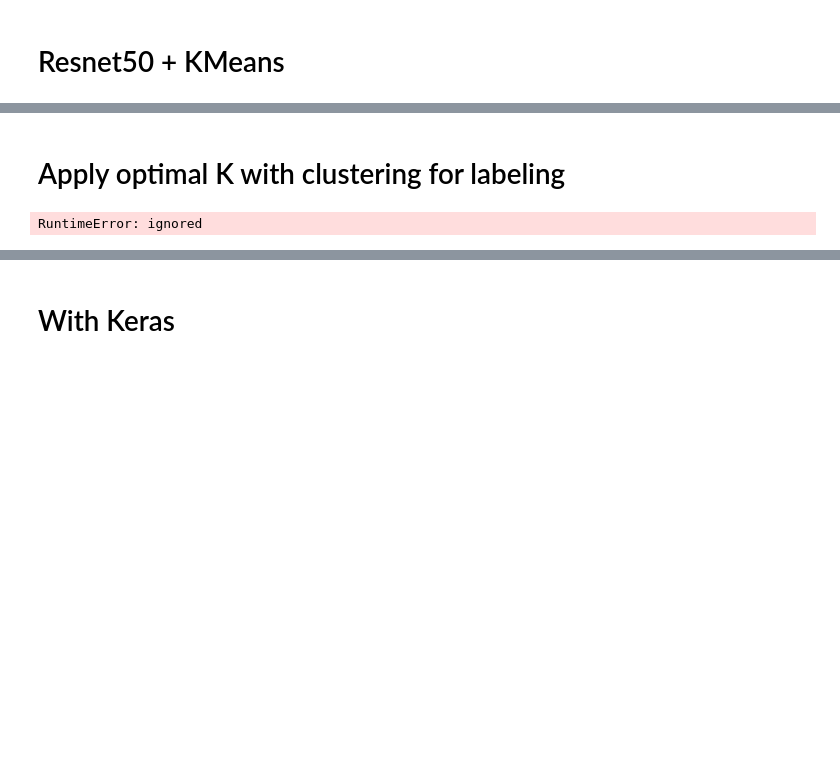
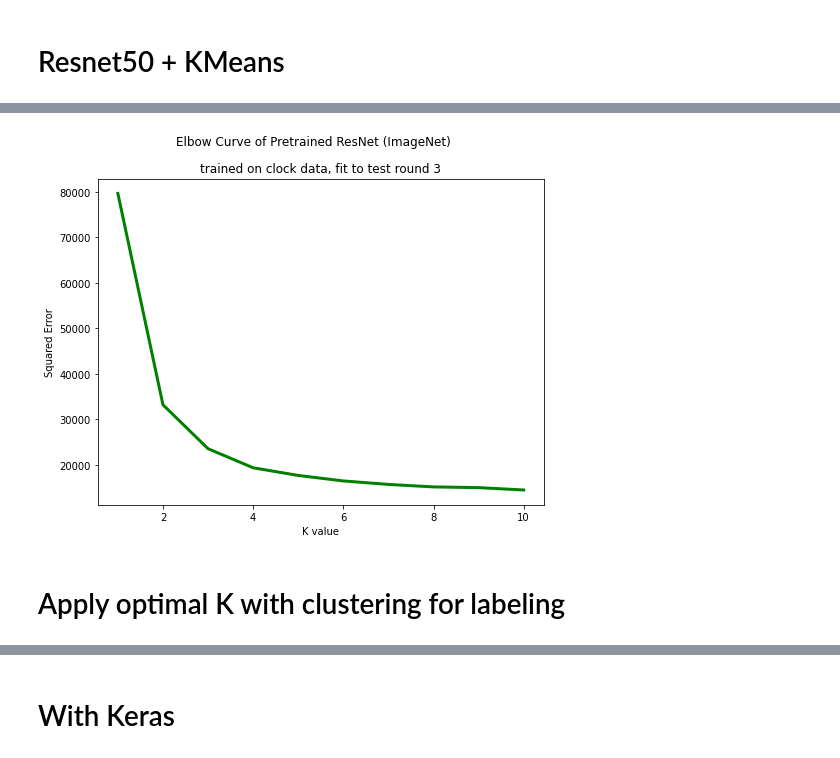
Before and after one commit to ian-byrne/MADSmilestone2, a Jupyter notebook: Transfer_Learning_Kmeans.ipynb, the cells around one changed output, grey strips where cells are left out. Drawn from its saved outputs; the diff is of its cells as text; code cells hidden in the pictures; blank space fills up the shorter version.

```diff
--- a/Transfer_Learning_Kmeans.ipynb
+++ b/Transfer_Learning_Kmeans.ipynb
@@ -494,3 +492,20 @@ plt.show() # clear the plot
+# %%
+# plot the cost against K values
+plt.figure(figsize = (8,6))
+plt.plot(range(1, 11), cost, color ='g', linewidth ='3')
+plt.title('trained on clock data, fit to test round 3')
+plt.suptitle('Elbow Curve of Pretrained ResNet (ImageNet)')
+#plt.title('Res trained on 50% dataset and fit to Round 7')
+plt.xlabel("K value")
+plt.ylabel("Squared Error")
+
+plt.savefig('/content/gdrive/MyDrive/Colab Notebooks/model_charts/{}'.format(elb_name))
+
+plt.show() # clear the plot
+# the point of the elbow is the
+# most optimal value for choosing k
+# %% [output]
+[figure, added]
 # %%
 """model_ft = models.resnet18(pretrained=True)
 ### strip the last layer
@@ -510,12 +525,10 @@ y_train = []
 # Pulling in data from round 3 to predict labels
 # Since we predicted optimal clusters with resnet50 trained on rounds 1, 5, 6, 7
 for x, lb in tqdm(train_loader):
-  #x_trainK.append(x)
-  #y_train.append(lb)
-  preds = model(x)
-  make_dot(preds.mean(), params=dict(model.named_parameters()), show_attrs=True, show_saved=True)
+  x_trainK.append(x)
+  y_train.append(lb)
+  #preds = model(x)
+  #make_dot(preds.mean(), params=dict(model.named_parameters()), show_attrs=True, show_saved=True)
-# %% [output]
-RuntimeError: ignored
 # %%
 #y_train_ = np.array([t.numpy() for t in y_train])
 y_train_ = np.array(y_train)
```
Also changed, not shown: parts of 37 cells of this notebook.
